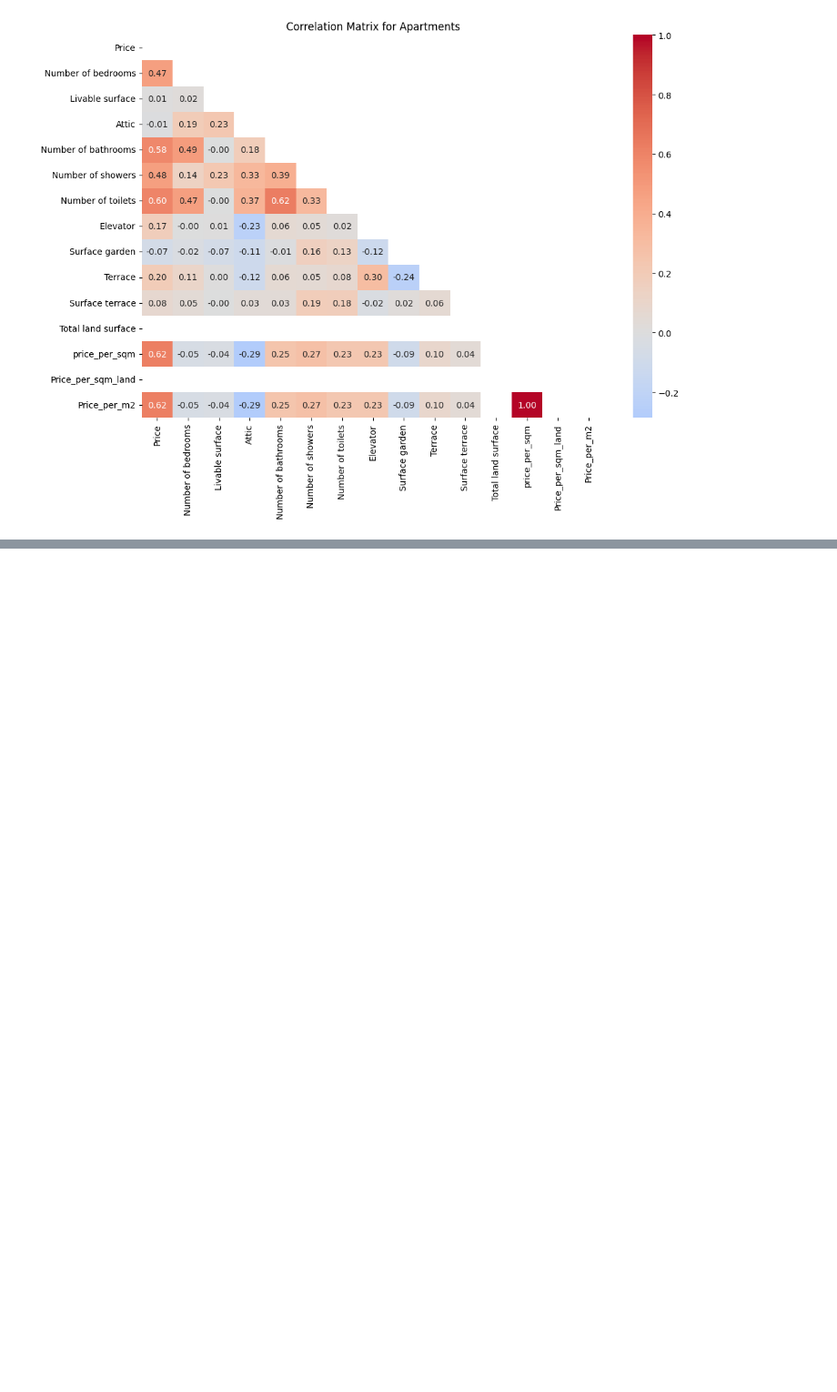
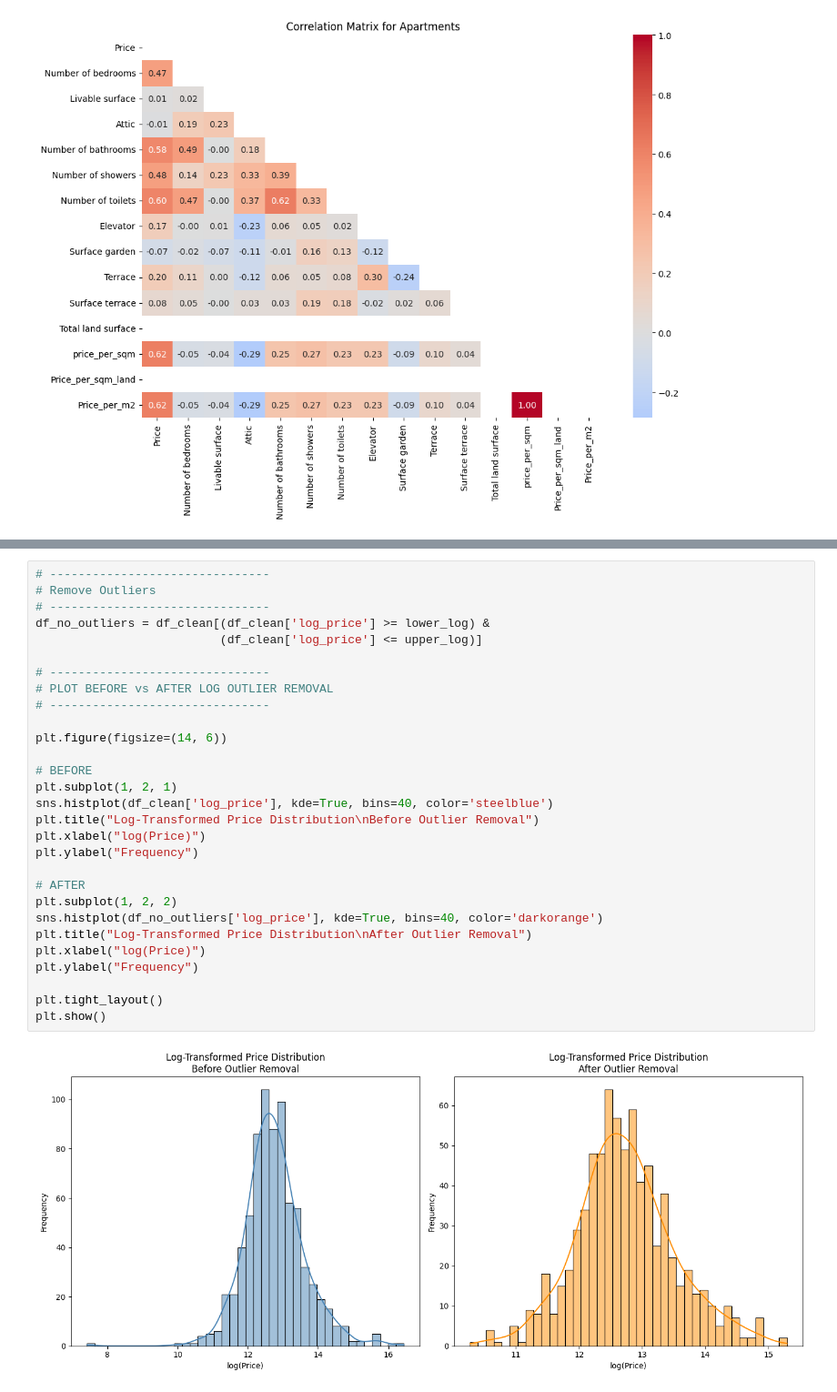
Before and after one commit to briguszmigusz/immo-eliza-data-analysis, a Jupyter notebook: analysis/astha/data_cleaning_visualization.ipynb, the cells around one changed output, grey strips where cells are left out. Shown at 91% size. Saved outputs shown, nothing was run; the diff lists cells and outputs as text; blank space fills up the shorter version.

```diff
--- a/analysis/astha/data_cleaning_visualization.ipynb
+++ b/analysis/astha/data_cleaning_visualization.ipynb
@@ -1413,0 +1481,31 @@ Name: Price, dtype: float64
+# %%
+# -------------------------------
+# Remove Outliers
+# -------------------------------
+df_no_outliers = df_clean[(df_clean['log_price'] >= lower_log) &
+                          (df_clean['log_price'] <= upper_log)]
+
+# -------------------------------
+# PLOT BEFORE vs AFTER LOG OUTLIER REMOVAL
+# -------------------------------
+
+plt.figure(figsize=(14, 6))
+
+# BEFORE
+plt.subplot(1, 2, 1)
+sns.histplot(df_clean['log_price'], kde=True, bins=40, color='steelblue')
+plt.title("Log-Transformed Price Distribution\nBefore Outlier Removal")
+plt.xlabel("log(Price)")
+plt.ylabel("Frequency")
+
+# AFTER
+plt.subplot(1, 2, 2)
+sns.histplot(df_no_outliers['log_price'], kde=True, bins=40, color='darkorange')
+plt.title("Log-Transformed Price Distribution\nAfter Outlier Removal")
+plt.xlabel("log(Price)")
+plt.ylabel("Frequency")
+
+plt.tight_layout()
+plt.show()
+# %% [output]
+[figure, added]
```
Also changed, not shown: parts of 21 cells of this notebook, 3 other files.
